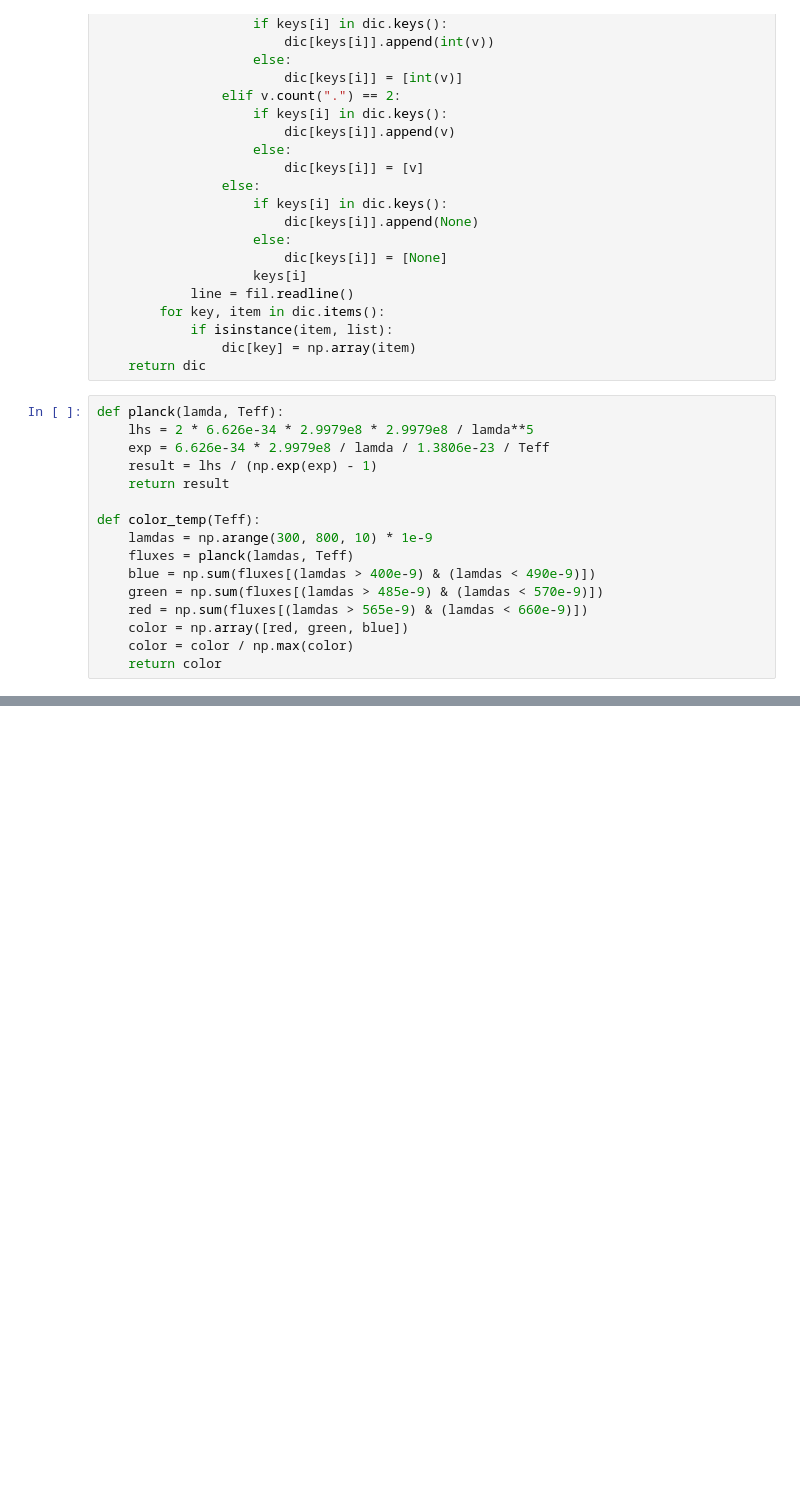
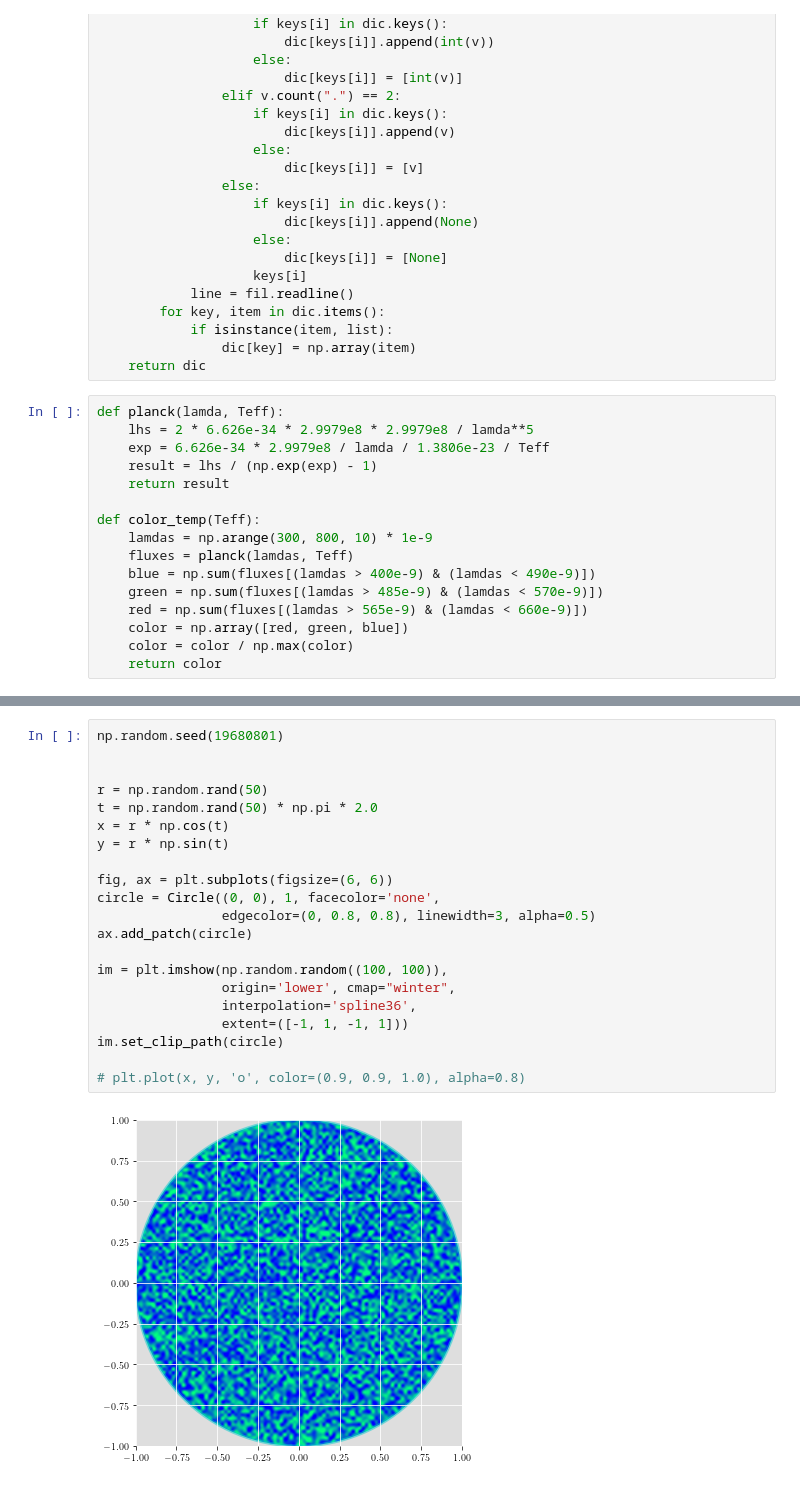
Before and after one commit to Professor-G/MESA, a Jupyter notebook: assignment_16.1.ipynb, the cells around one changed output, grey strips where cells are left out. Drawn from its saved outputs; the diff is of its cells as text; blank space fills up the shorter version.

```diff
--- a/assignment_16.1.ipynb
+++ b/assignment_16.1.ipynb
@@ -160,0 +179,23 @@ mdl["M/Msun"]
+# %%
+np.random.seed(19680801)
+
+
+r = np.random.rand(50)
+t = np.random.rand(50) * np.pi * 2.0
+x = r * np.cos(t)
+y = r * np.sin(t)
+
+fig, ax = plt.subplots(figsize=(6, 6))
+circle = Circle((0, 0), 1, facecolor='none',
+                edgecolor=(0, 0.8, 0.8), linewidth=3, alpha=0.5)
+ax.add_patch(circle)
+
+im = plt.imshow(np.random.random((100, 100)),
+                origin='lower', cmap="winter",
+                interpolation='spline36',
+                extent=([-1, 1, -1, 1]))
+im.set_clip_path(circle)
+
+# plt.plot(x, y, 'o', color=(0.9, 0.9, 1.0), alpha=0.8)
+# %% [output]
+[figure, added]
```
Also changed, not shown: parts of 13 cells of this notebook, 1 other file.
